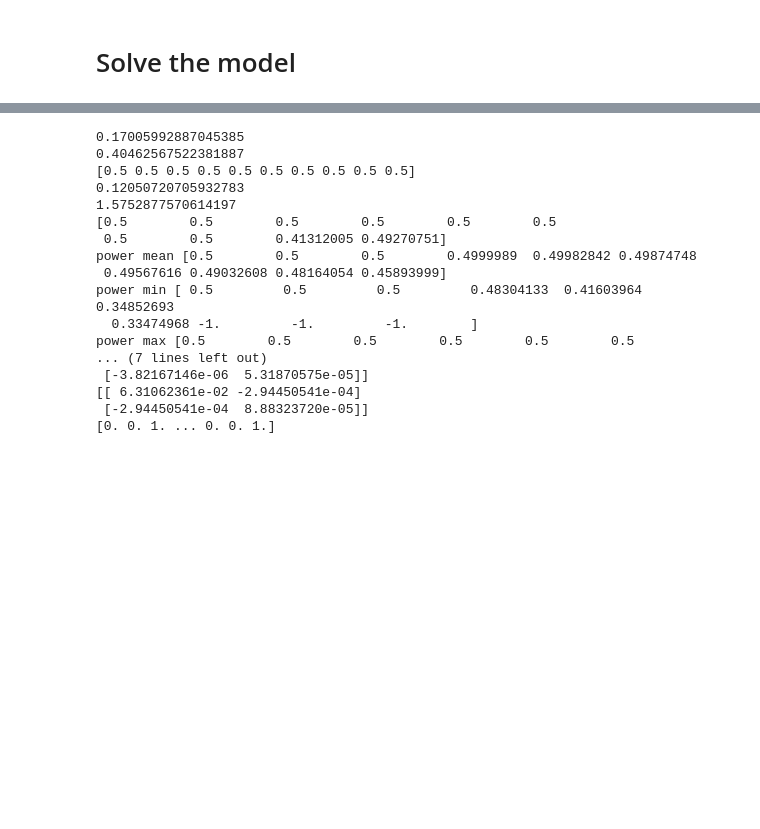
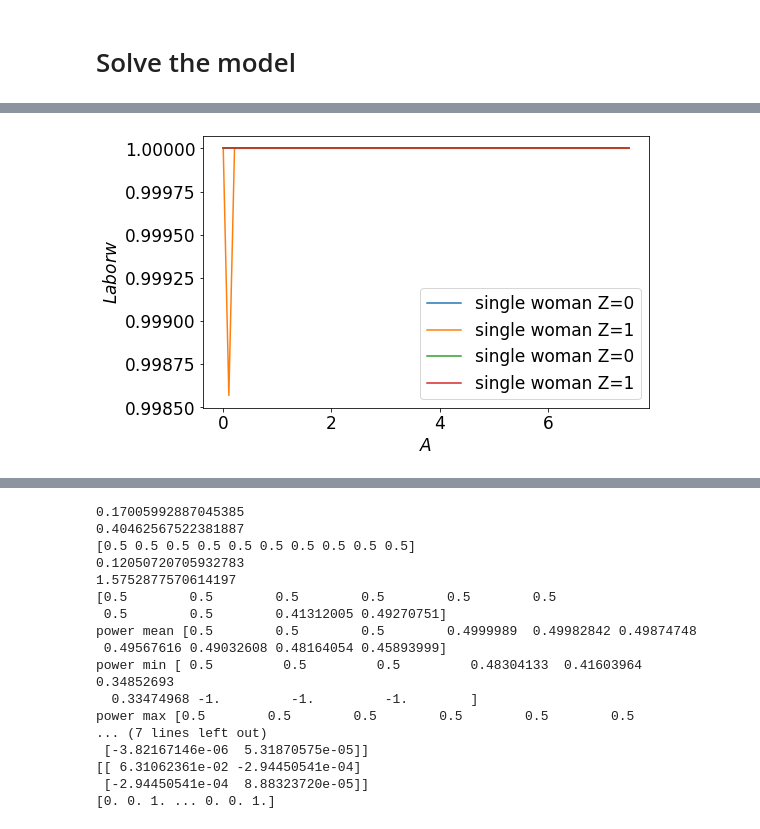
Before and after one commit to ThomasHJorgensen/LimitedCommitmentTest, a Jupyter notebook: Check_Estimate.ipynb, the cells around one changed output, grey strips where cells are left out. Drawn from its saved outputs; the diff is of its cells as text; code cells hidden in the pictures; blank space fills up the shorter version.

```diff
--- a/Check_Estimate.ipynb
+++ b/Check_Estimate.ipynb
@@ -30,7 +30,7 @@ SAVE = False
 # c++ settings
 
 do_compile = True
-threads = 16
+threads = 50
 
 #cpptools.setup_nlopt(folder='cppfuncs/', do_print = True) #install nlopt
 # problem: Mange perioder, værdien af HK i første periode er meget lavt, hvis vi ikke har HK, måske ændre til type? Type med højt return og type med lavt return
@@ -179,0 +142,81 @@ print(np.nanmean(model1.sim.power,0))
+# %%
+#SINGLE TEST
+i_A = 20
+i_Z = 0
+i_t = 0
+i_HK = 5
+t = i_t
+
+
+#sol = models['model 2'].sol
+#par = models['model 2'].par
+
+
+#print(sol.labor_w_couple[t,i_P,i_L,:,i_HKw,i_HKm])
+
+#print(sol.labor_w_remain_couple[t,i_P,i_L,:,i_HKw,i_HKm])
+
+
+
+#print(sol.labor_w_single[t,:,i_HKm])
+
+
+sol = models['model_LC'].sol
+par = models['model_LC'].par
+
+
+
+
+fig = plt.figure(figsize=(8,5))
+ax = fig.add_subplot(1,1,1)
+ax.plot(par.grid_Aw,sol.labor_w_single[t,0,:,i_HK], label = 'single woman Z=0')
+ax.plot(par.grid_Aw,sol.labor_w_single[t,1,:,i_HK], label = 'single woman Z=1')
+ax.plot(par.grid_Am,sol.labor_m_single[t,0,:,i_HK], label = 'single man Z=0')
+ax.plot(par.grid_Am,sol.labor_m_single[t,1,:,i_HK], label = 'single man Z=1')
+ax.set_xlabel(f"$A$")
+ax.set_ylabel(f"$Laborw$")
+plt.legend()
+plt.show()
+
+
+
+fig = plt.figure(figsize=(8,5))
+ax = fig.add_subplot(1,1,1)
+ax.plot(par.grid_Aw,sol.Vw_single[t,0,:,i_HK], label = 'single woman Z=0')
+ax.plot(par.grid_Aw,sol.Vw_single[t,1,:,i_HK], label = 'single woman Z=1')
+ax.plot(par.grid_Am,sol.Vm_single[t,0,:,i_HK], label = 'single man Z=0')
+ax.plot(par.grid_Am,sol.Vm_single[t,1,:,i_HK], label = 'single man Z=1')
+ax.set_xlabel(f"$A$")
+ax.set_ylabel(f"$valuew$")
+plt.legend()
+plt.show()
+
+
+
+
+
+fig = plt.figure(figsize=(8,5))
+ax = fig.add_subplot(1,1,1)
+ax.plot(par.grid_K,sol.labor_w_single[t,0,i_A,:], label = 'single woman Z=0')
+ax.plot(par.grid_K,sol.labor_w_single[t,1,i_A,:], label = 'single woman Z=1')
+ax.plot(par.grid_K,sol.labor_m_single[t,0,i_A,:], label = 'single man Z=0')
+ax.plot(par.grid_K,sol.labor_m_single[t,1,i_A,:], label = 'single man Z=1')
+ax.set_xlabel(f"$K$")
+ax.set_ylabel(f"$Laborw$")
+plt.legend()
+plt.show()
+
+
+
+fig = plt.figure(figsize=(8,5))
+ax = fig.add_subplot(1,1,1)
+ax.plot(par.grid_K,sol.Vw_single[t,0,i_A,:], label = 'single woman Z=0')
+ax.plot(par.grid_K,sol.Vw_single[t,1,i_A,:], label = 'single woman Z=1')
+ax.plot(par.grid_K,sol.Vm_single[t,0,i_A,:], label = 'single man Z=0')
+ax.plot(par.grid_K,sol.Vm_single[t,1,i_A,:], label = 'single man Z=1')
+ax.set_xlabel(f"$K$")
+ax.set_ylabel(f"$valuew$")
+plt.legend()
+plt.show()
+# %% [output]
+[figure, added]
```
Also changed, not shown: parts of 7 cells of this notebook, 6 other files.
